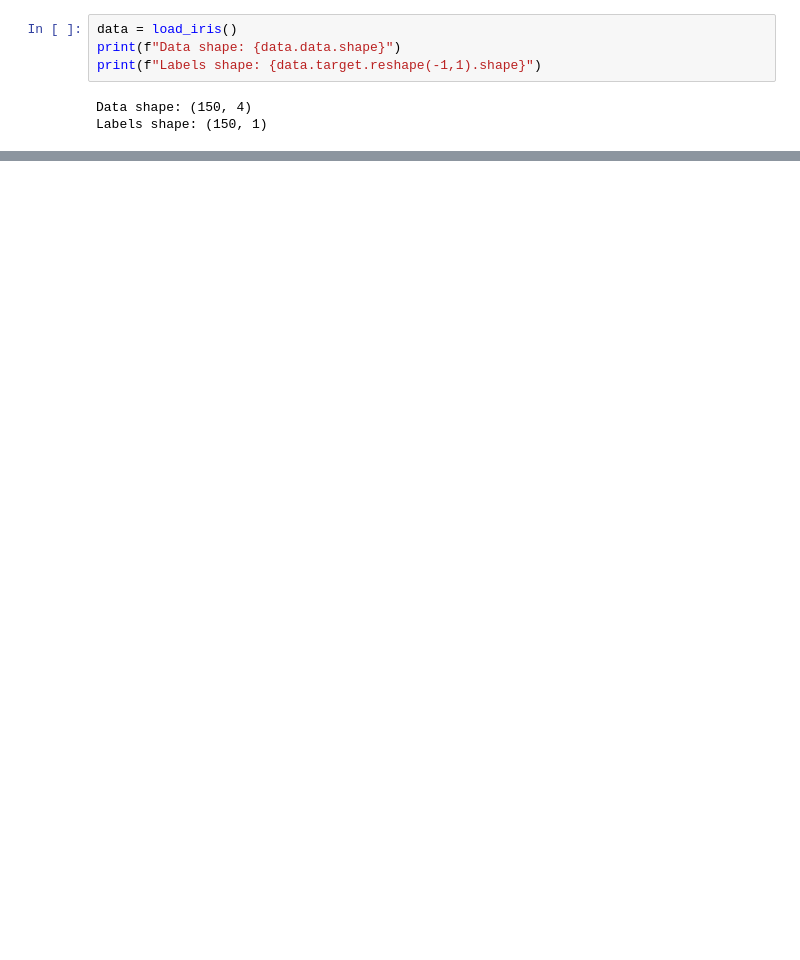
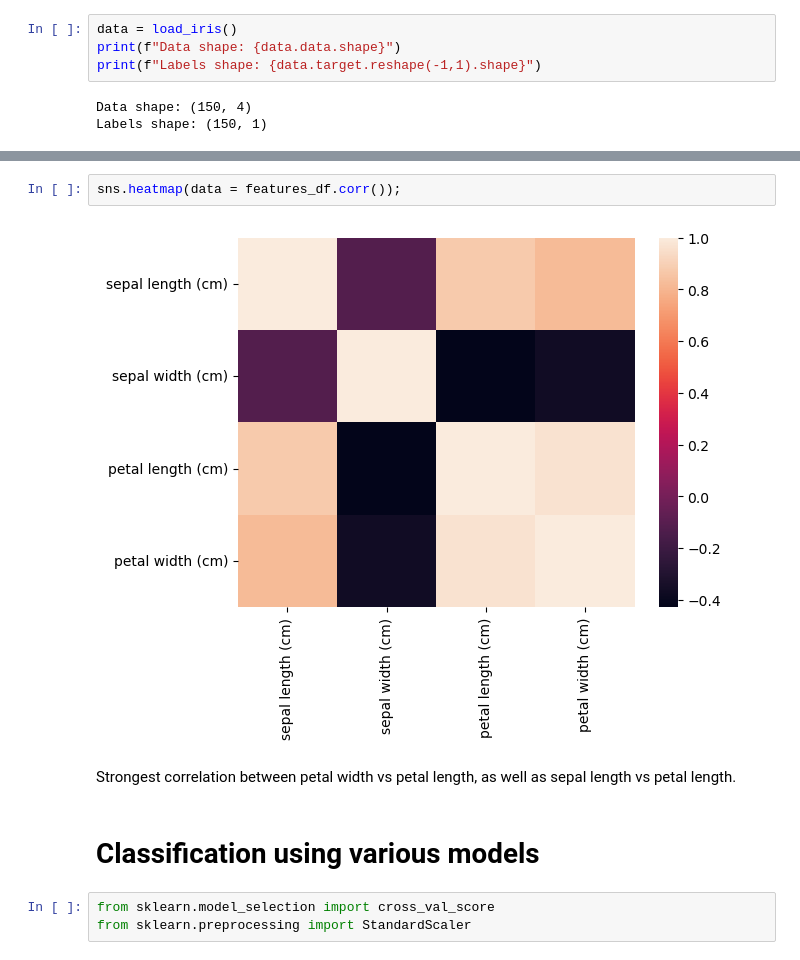
Before and after one commit to kaarlboma/iris-classification, a Jupyter notebook: Iris Classification Analysis.ipynb, the cells around one changed output, grey strips where cells are left out. Saved outputs shown, nothing was run; the diff lists cells and outputs as text; blank space fills up the shorter version.

Commit message:
Added further analysis and classification of various models

```diff
--- a/Iris Classification Analysis.ipynb
+++ b/Iris Classification Analysis.ipynb
@@ -71,0 +107,11 @@ Subclasses:
+# %%
+sns.heatmap(data = features_df.corr());
+# %% [output]
+[figure, added]
+# %% [markdown]
+Strongest correlation between petal width vs petal length, as well as sepal length vs petal length.
+# %% [markdown]
+# Classification using various models
+# %%
+from sklearn.model_selection import cross_val_score
+from sklearn.preprocessing import StandardScaler
```
Also changed, not shown: parts of 31 cells of this notebook.
